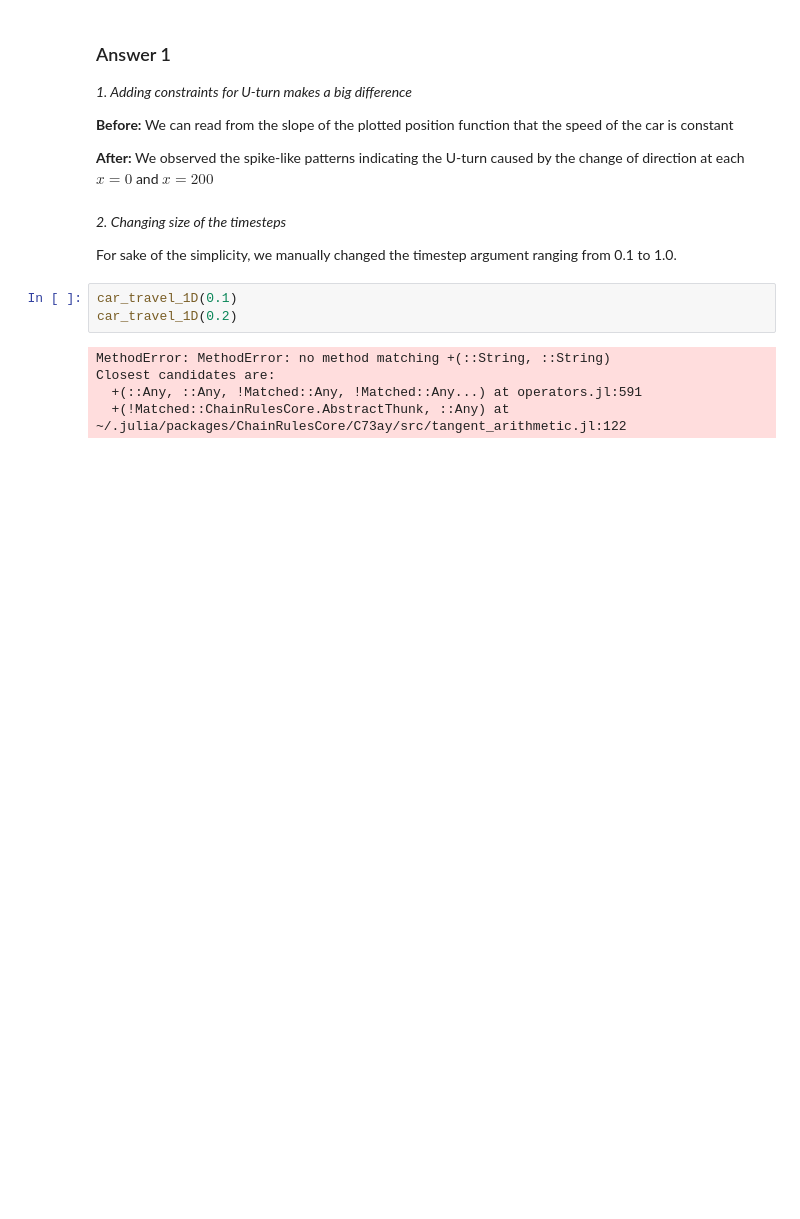
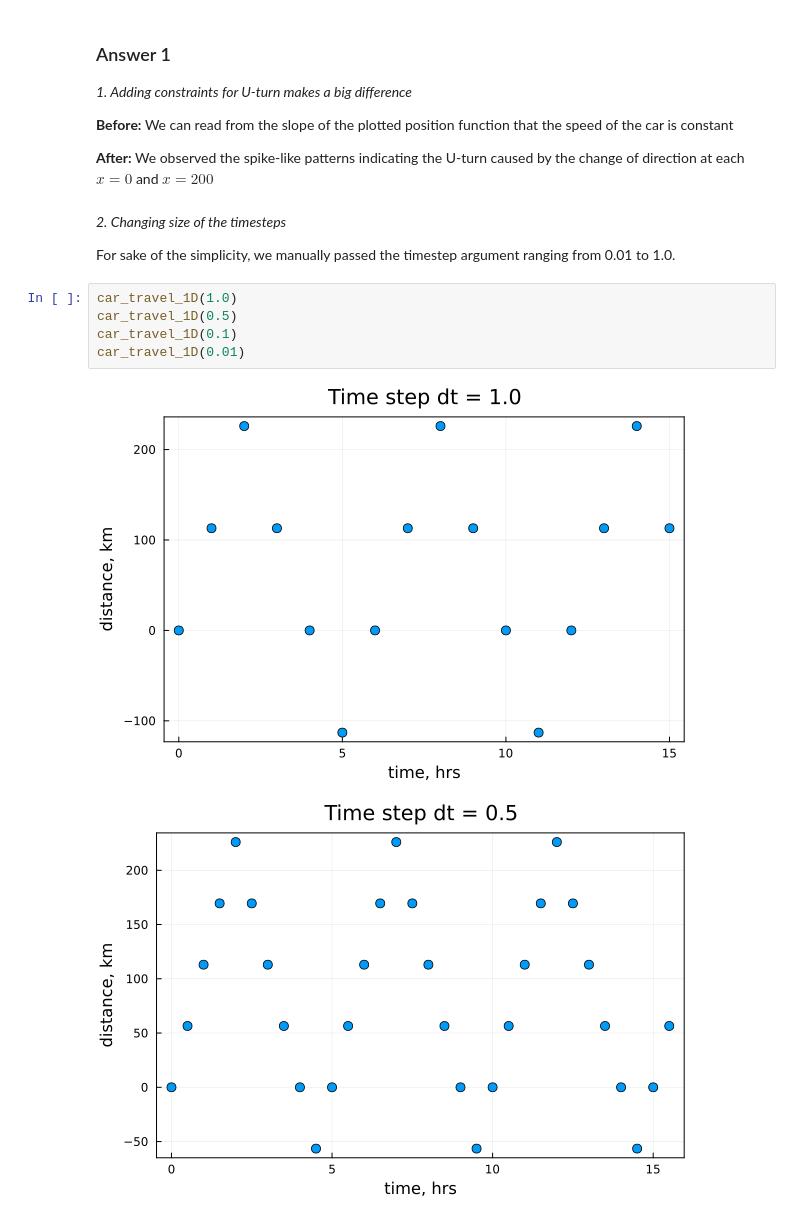
Before and after one commit to youwuyou/pde-on-gpu-wu, a Jupyter notebook: lecture1/scripts/lecture1_ex1.ipynb, the cells around one changed output. Cells and saved outputs as stored; diff of their text form; blank space fills up the shorter version.

```diff
--- a/lecture1/scripts/lecture1_ex1.ipynb
+++ b/lecture1/scripts/lecture1_ex1.ipynb
@@ -128,12 +128,12 @@ We observed the spike-like patterns indicating the U-turn caused by the change o
 
 _2. Changing size of the timesteps_
 
-For sake of the simplicity, we manually changed the timestep argument ranging from 0.1 to 1.0.
+For sake of the simplicity, we manually passed the timestep argument ranging from 0.01 to 1.0.
 # %%
+car_travel_1D(1.0)
+car_travel_1D(0.5)
 car_travel_1D(0.1)
-car_travel_1D(0.2)
+car_travel_1D(0.01)
 # %% [output]
-MethodError: MethodError: no method matching +(::String, ::String)
-Closest candidates are:
-  +(::Any, ::Any, !Matched::Any, !Matched::Any...) at operators.jl:591
-  +(!Matched::ChainRulesCore.AbstractThunk, ::Any) at ~/.julia/packages/ChainRulesCore/C73ay/src/tangent_arithmetic.jl:122
+[figure, added]
+[figure, added]
```
Also changed, not shown: parts of 4 cells of this notebook.
